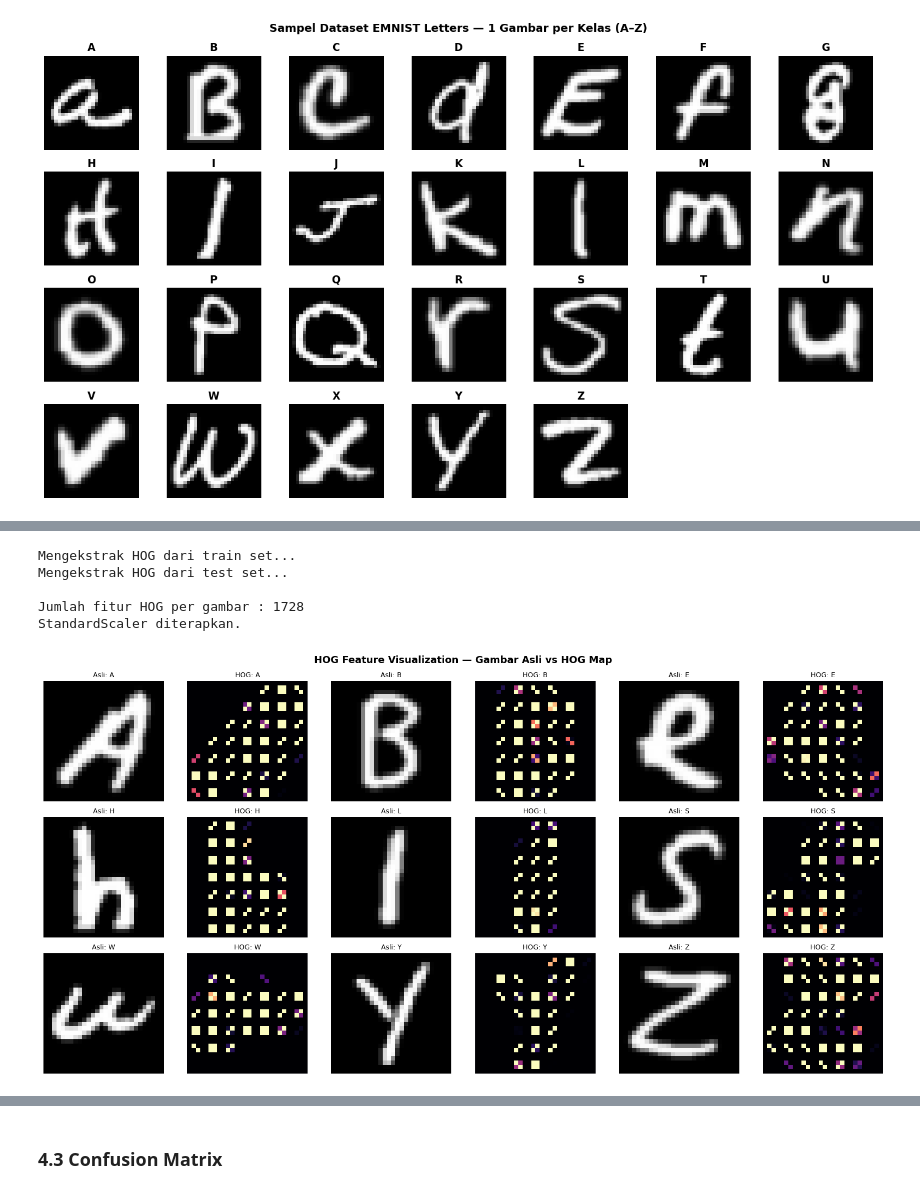
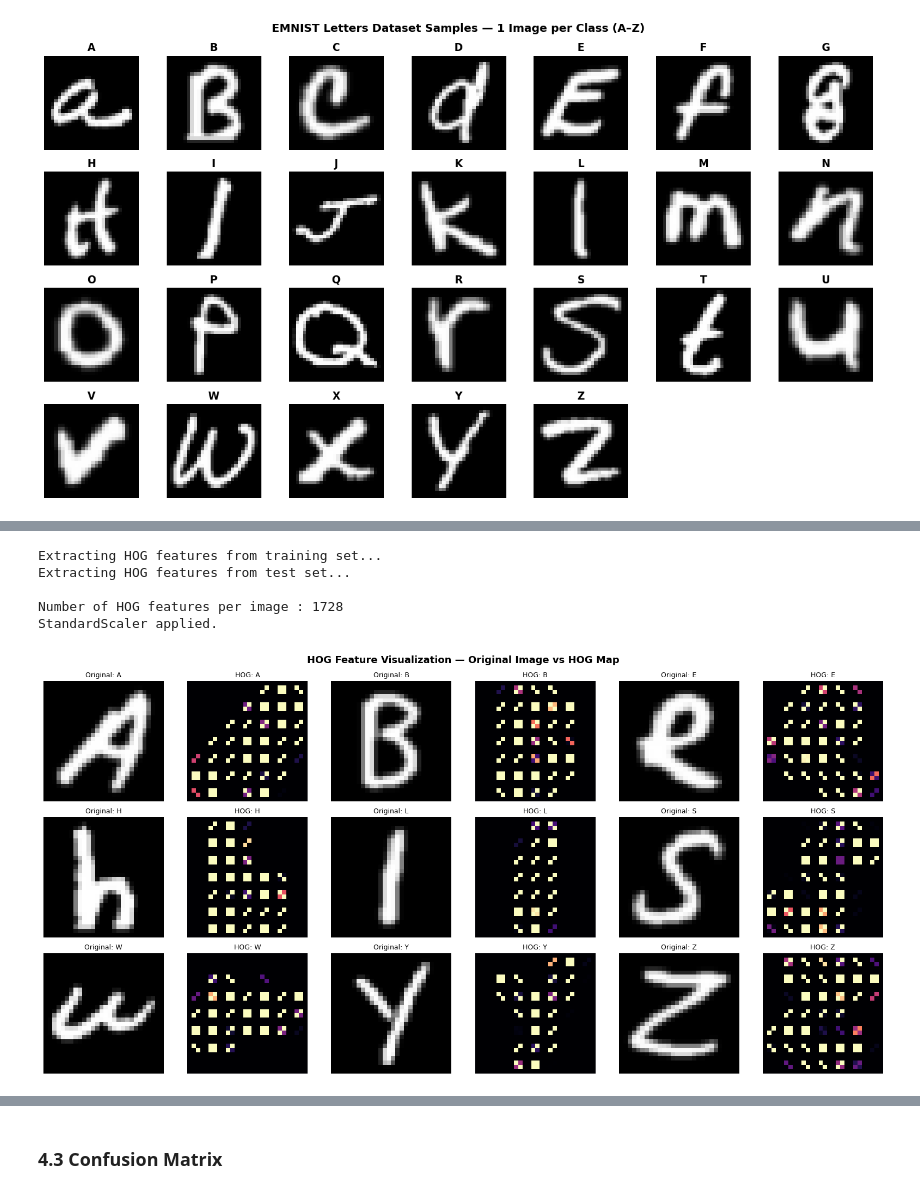
Before and after one commit to dhiniari/midterm_computer-vision, a Jupyter notebook: midterm_machine-vision.ipynb, the cells around one changed output, grey strips where cells are left out. Cells and saved outputs as stored; diff of their text form; code cells hidden in the pictures.

```diff
--- a/midterm_machine-vision.ipynb
+++ b/midterm_machine-vision.ipynb
@@ -167,7 +160,7 @@ HOG_PIXELS_PER_CELL = (4, 4)
 HOG_CELLS_PER_BLOCK = (2, 2)
 
 def extract_hog(images):
-    """Ekstrak fitur HOG dari array gambar shape (N, 28, 28)."""
+    """Extract HOG features from an image array of shape (N, 28, 28)."""
     feats = []
     for img in images:
         f = hog(img,
@@ -180,52 +173,50 @@ def extract_hog(images):
         feats.append(f)
     return np.array(feats)
 
-print('Mengekstrak HOG dari train set...')
+print('Extracting HOG features from training set...')
 X_train_hog = extract_hog(X_train_img)
-print('Mengekstrak HOG dari test set...')
+print('Extracting HOG features from test set...')
 X_test_hog  = extract_hog(X_test_img)
 
-print(f'\nJumlah fitur HOG per gambar : {X_train_hog.shape[1]}')
+print(f'\nNumber of HOG features per image : {X_train_hog.shape[1]}')
 
-# Normalisasi dengan StandardScaler
 scaler = StandardScaler()
 X_train_scaled = scaler.fit_transform(X_train_hog)
 X_test_scaled  = scaler.transform(X_test_hog)
-print('StandardScaler diterapkan.')
+print('StandardScaler applied.')
 # %% [output]
-Mengekstrak HOG dari train set...
-Mengekstrak HOG dari test set...
+Extracting HOG features from training set...
+Extracting HOG features from test set...
 
-Jumlah fitur HOG per gambar : 1728
-StandardScaler diterapkan.
+Number of HOG features per image : 1728
+StandardScaler applied.
 # %%
-# Visualisasi HOG — gambar asli vs peta HOG
-sample_classes = [0, 1, 4, 7, 11, 18, 22, 24, 25]  # A,B,E,H,L,S,W,Y,Z
+sample_classes = [0, 1, 4, 7, 11, 18, 22, 24, 25]
 
 fig, axes = plt.subplots(3, 6, figsize=(16, 8))
-fig.suptitle('HOG Feature Visualization — Gambar Asli vs HOG Map', fontsize=13, fontweight='bold')
+fig.suptitle('HOG Feature Visualization — Original Image vs HOG Map', fontsize=13, fontweight='bold')
 
 for pi, cls in enumerate(sample_classes):
     idx = np.where(y_train == cls)[0][0]
     img = X_train_img[idx]
     _, hog_img = hog(img, orientations=HOG_ORIENTATIONS,
                      pixels_per_cell=HOG_PIXELS_PER_CELL,
                      cells_per_block=HOG_CELLS_PER_BLOCK,
                      block_norm='L2-Hys', visualize=True)
     hog_img = exposure.rescale_intensity(hog_img, in_range=(0, 10))
     row = pi // 3
     col = (pi % 3) * 2
     axes[row, col].imshow(img, cmap='gray')
-    axes[row, col].set_title(f'Asli: {LABEL_NAMES[cls]}', fontsize=9)
+    axes[row, col].set_title(f'Original: {LABEL_NAMES[cls]}', fontsize=9)
     axes[row, col].axis('off')
     axes[row, col+1].imshow(hog_img, cmap='magma')
     axes[row, col+1].set_title(f'HOG: {LABEL_NAMES[cls]}', fontsize=9)
     axes[row, col+1].axis('off')
 
 plt.tight_layout()
 plt.show()
 # %% [output]
-[figure, old version]
+[figure, new version]
 # %% [markdown]
 ---
 ## 3. Classification — SVM + Grid Search
```
Also changed, not shown: parts of 23 cells of this notebook.
